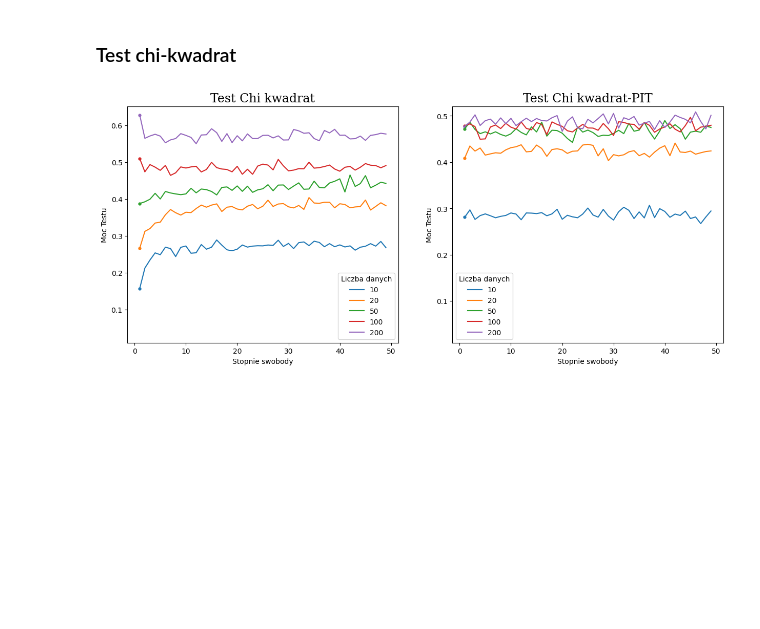
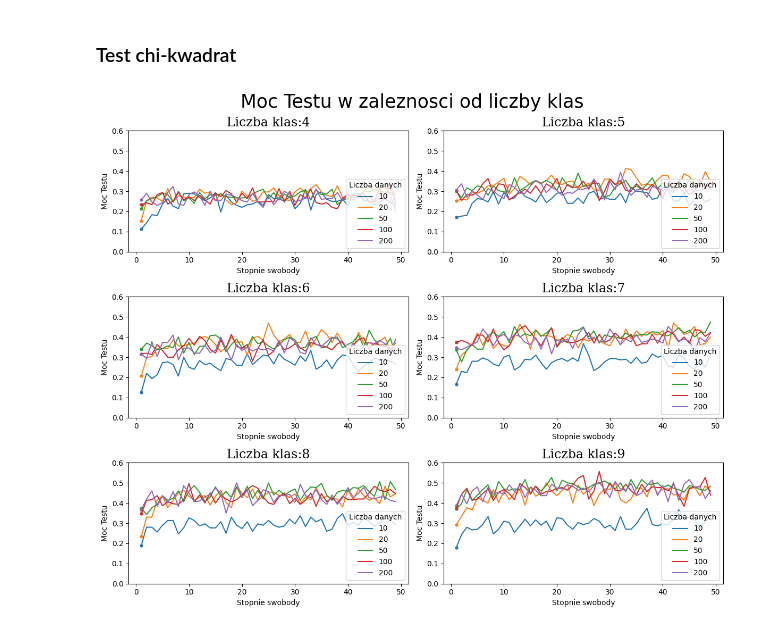
Before and after one commit to Arekflo2002/MetodyNieparametryczneStatystyka_Rozwiazania, a Jupyter notebook: Zadanie4.ipynb, the cells around one changed output. Drawn from its saved outputs; the diff is of its cells as text; code cells hidden in the pictures; blank space fills up the shorter version.

```diff
--- a/Zadanie4.ipynb
+++ b/Zadanie4.ipynb
@@ -156,39 +156,23 @@ moc_chi = ustalanie_klas()
 ## Wnioski
 # %% [markdown]
 ### Test chi-kwadrat
-# %%
-fig, (chi,chi_pit) = plt.subplots(1,2, figsize=(15,6))  # 1 row, 2 columns
-
-# Dodaje dane do wykres
-for i,moc in enumerate(moc_chi):
-    chi.plot(stopnie_swobody,moc,label= str(liczby_danych[i]))
-    chi.scatter(stopnie_swobody[0], moc[0], s=50, marker='.')
-
-for i,moc in enumerate(moc_chi_pit):
-    chi_pit.plot(stopnie_swobody,moc,label= str(liczby_danych[i]))
-    chi_pit.scatter(stopnie_swobody[0], moc[0], s=50, marker='.')
-
-
-# Dodaje opisy do wykresu test kolgomorowa
-chi.set_xlabel("Stopnie swobody")
-chi.set_ylabel("Moc Testu")
-chi.set_title("Test Chi kwadrat",fontdict=font_title)
-chi.legend(title="Liczba danych",loc="lower right")
-chi.set_ylim(0.01)
-
-
-
-# Dodaje opisy do wykresu
-chi_pit.set_xlabel("Stopnie swobody")
-chi_pit.set_ylabel("Moc Testu")
-chi_pit.set_title("Test Chi kwadrat-PIT",fontdict=font_title)
-chi_pit.legend(title="Liczba danych",loc="lower left")
-chi_pit.set_ylim(0.01)
-
-
-
-
-# plt.tight_layout()
-plt.show()
-# %% [output]
-[figure, removed]
+# %%
+fig, ((ax1,ax2),(ax3,ax4),(ax5,ax6)) = plt.subplots(3,2, figsize=(12,10))  # 2 row, 3 columns
+ax = [ax1,ax2,ax3,ax4,ax5,ax6]
+
+# Dodaje dane do wykres iteruje po klasie
+for i_klasa,klasa in enumerate(moc_chi):
+    for i_moc,moc in enumerate(klasa):
+        ax[i_klasa].plot(stopnie_swobody,moc,label= str(liczby_danych[i_moc]))
+        ax[i_klasa].scatter(stopnie_swobody[0], moc[0], s=50, marker='.')
+    ax[i_klasa].set_xlabel("Stopnie swobody")
+    ax[i_klasa].set_ylabel("Moc Testu")
+    ax[i_klasa].set_title("Liczba klas:" + str(liczba_klas[i_klasa]),fontdict=font_title)
+    ax[i_klasa].set_ylim(0,0.6)
+    ax[i_klasa].legend(title="Liczba danych",loc="lower right")
+
+fig.suptitle("Moc Testu w zaleznosci od liczby klas",fontsize=25)
+plt.tight_layout()
+plt.show()
+# %% [output]
+[figure, added]
```
Also changed, not shown: parts of 1 cell of this notebook, 2 other files.
